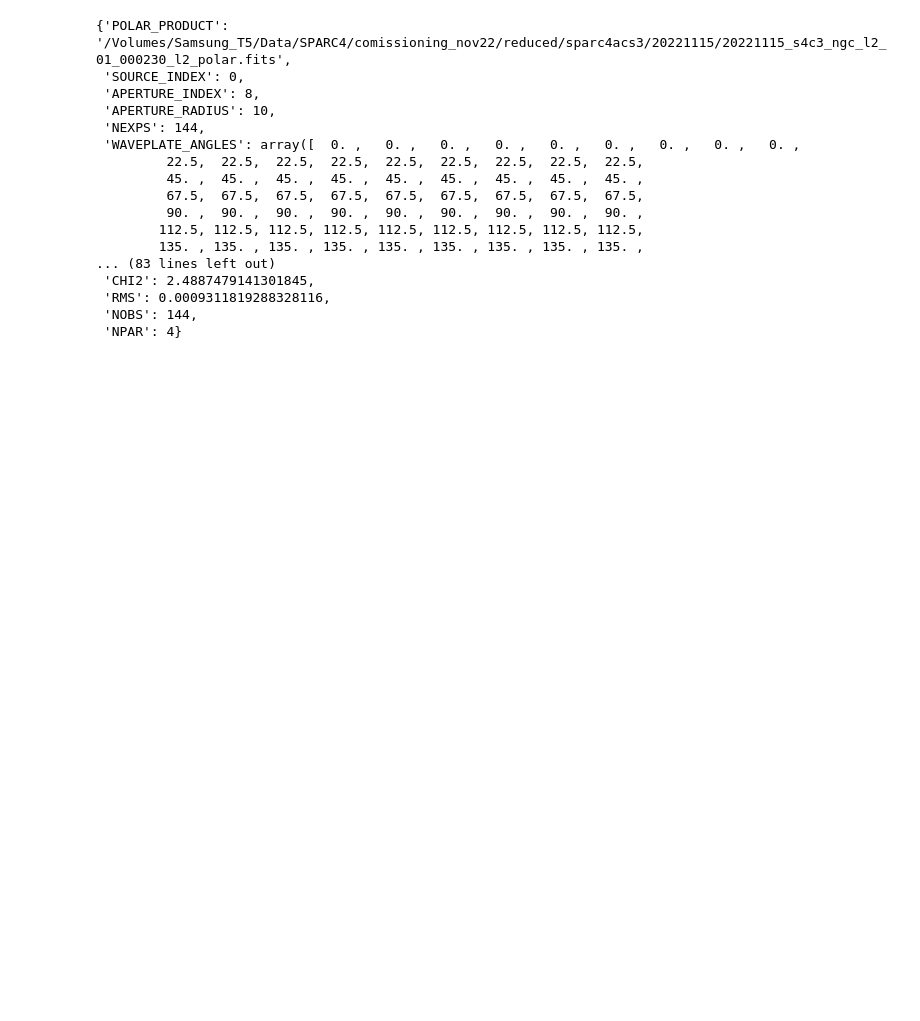
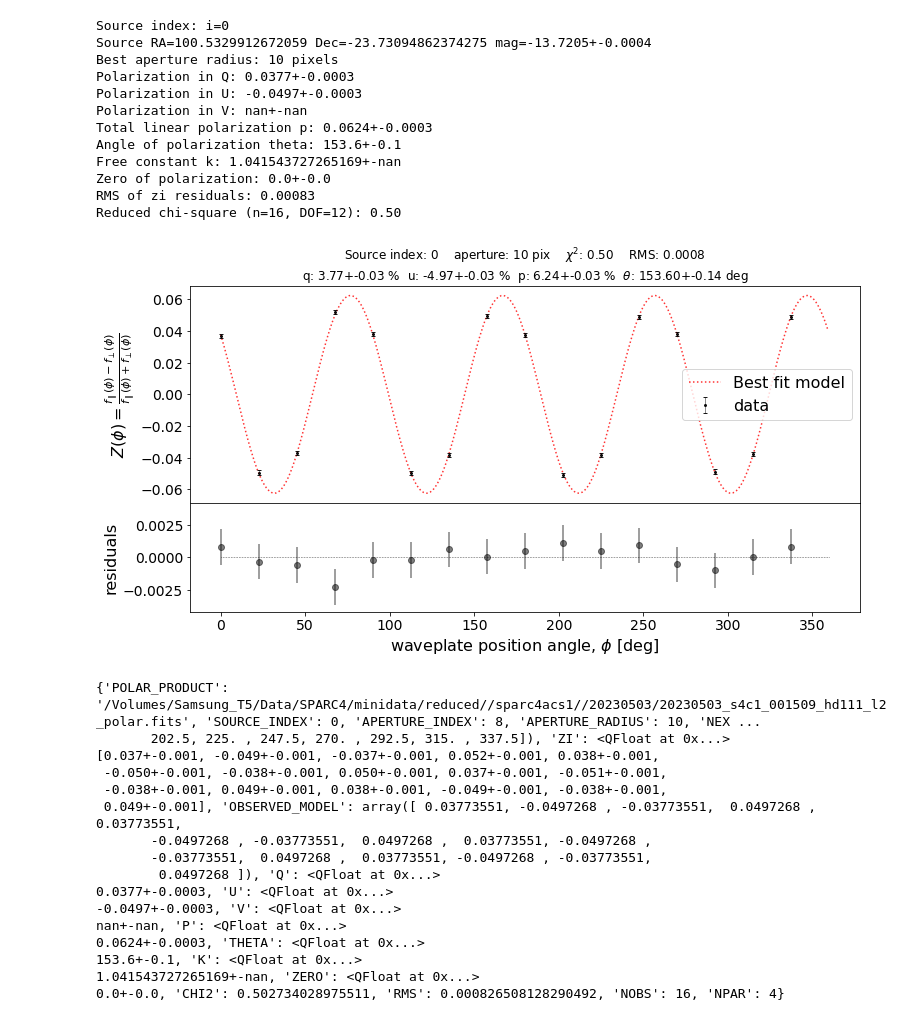
Before and after one commit to edermartioli/sparc4-pipeline, a Jupyter notebook: notebooks/sp4_half_wave_polarimetry.ipynb, the cells around one changed output. Cells and saved outputs as stored; diff of their text form; code cells hidden in the pictures; blank space fills up the shorter version.

```diff
--- a/notebooks/sp4_half_wave_polarimetry.ipynb
+++ b/notebooks/sp4_half_wave_polarimetry.ipynb
@@ -197,0 +48,12 @@ Reduced chi-square (n=144, DOF=140): 2.49
+# %%
+# set wild card to identify polarimetric sequence
+l2seq_wild_card = "_{}_proc.fits".format(OBJECT_SUFFIX)
+
+# produce list of reduced polarimetry frames in the sequence
+l2seq = glob.glob("{}/*{}".format(p['reduce_directories'][CHANNEL-1], l2seq_wild_card))
+
+# compute polarimetry and save it into a .FITS polarimetry product
+polarL2product = s4pipelib.compute_polarimetry(l2seq,
+                                               wave_plate='halfwave',
+                                               compute_k=True,
+                                               force=FORCE)
@@ -198,21 +76,45 @@ Reduced chi-square (n=144, DOF=140): 2.49
+# %%
+# set target index (check the number next to your star in the stack image above)
+target_index = 0
+
+# read polarimetry results for a selected target index
+pol_results = s4pipelib.get_polarimetry_results(polarL2product,
+                                                source_index=target_index,
+                                                min_aperture=p['MIN_APERTURE_FOR_POLARIMETRY'],
+                                                max_aperture=p['MAX_APERTURE_FOR_POLARIMETRY'],
+                                                plot=True,
+                                                verbose=True)
+# %% [output]
+Source index: i=0
+Source RA=100.5329912672059 Dec=-23.73094862374275 mag=-13.7205+-0.0004
+Best aperture radius: 10 pixels
+Polarization in Q: 0.0377+-0.0003
+Polarization in U: -0.0497+-0.0003
+Polarization in V: nan+-nan
+Total linear polarization p: 0.0624+-0.0003
+Angle of polarization theta: 153.6+-0.1
+Free constant k: 1.041543727265169+-nan
+Zero of polarization: 0.0+-0.0
+RMS of zi residuals: 0.00083
+Reduced chi-square (n=16, DOF=12): 0.50
+[figure, added]
 # %%
-# print polarimetry results for the object above
-pol_results
+# print polarimetry results
+print(pol_results)
 # %% [output]
-{'POLAR_PRODUCT': '/Volumes/Samsung_T5/Data/SPARC4/comissioning_nov22/reduced/sparc4acs3/20221115/20221115_s4c3_ngc_l2_01_000230_l2_polar.fits',
- 'SOURCE_INDEX': 0,
- 'APERTURE_INDEX': 8,
- 'APERTURE_RADIUS': 10,
- 'NEXPS': 144,
- 'WAVEPLATE_ANGLES': array([  0. ,   0. ,   0. ,   0. ,   0. ,   0. ,   0. ,   0. ,   0. ,
-         22.5,  22.5,  22.5,  22.5,  22.5,  22.5,  22.5,  22.5,  22.5,
-         45. ,  45. ,  45. ,  45. ,  45. ,  45. ,  45. ,  45. ,  45. ,
-         67.5,  67.5,  67.5,  67.5,  67.5,  67.5,  67.5,  67.5,  67.5,
-         90. ,  90. ,  90. ,  90. ,  90. ,  90. ,  90. ,  90. ,  90. ,
-        112.5, 112.5, 112.5, 112.5, 112.5, 112.5, 112.5, 112.5, 112.5,
-        135. , 135. , 135. , 135. , 135. , 135. , 135. , 135. , 135. ,
-... (83 lines left out)
- 'CHI2': 2.4887479141301845,
- 'RMS': 0.0009311819288328116,
- 'NOBS': 144,
- 'NPAR': 4}
+{'POLAR_PRODUCT': '/Volumes/Samsung_T5/Data/SPARC4/minidata/reduced//sparc4acs1//20230503/20230503_s4c1_001509_hd111_l2_polar.fits', 'SOURCE_INDEX': 0, 'APERTURE_INDEX': 8, 'APERTURE_RADIUS': 10, 'NEX ...
+       202.5, 225. , 247.5, 270. , 292.5, 315. , 337.5]), 'ZI': <QFloat at 0x...>
+[0.037+-0.001, -0.049+-0.001, -0.037+-0.001, 0.052+-0.001, 0.038+-0.001,
+ -0.050+-0.001, -0.038+-0.001, 0.050+-0.001, 0.037+-0.001, -0.051+-0.001,
+ -0.038+-0.001, 0.049+-0.001, 0.038+-0.001, -0.049+-0.001, -0.038+-0.001,
+ 0.049+-0.001], 'OBSERVED_MODEL': array([ 0.03773551, -0.0497268 , -0.03773551,  0.0497268 ,  0.03773551,
+       -0.0497268 , -0.03773551,  0.0497268 ,  0.03773551, -0.0497268 ,
+       -0.03773551,  0.0497268 ,  0.03773551, -0.0497268 , -0.03773551,
+        0.0497268 ]), 'Q': <QFloat at 0x...>
+0.0377+-0.0003, 'U': <QFloat at 0x...>
+-0.0497+-0.0003, 'V': <QFloat at 0x...>
+nan+-nan, 'P': <QFloat at 0x...>
+0.0624+-0.0003, 'THETA': <QFloat at 0x...>
+153.6+-0.1, 'K': <QFloat at 0x...>
+1.041543727265169+-nan, 'ZERO': <QFloat at 0x...>
+0.0+-0.0, 'CHI2': 0.502734028975511, 'RMS': 0.000826508128290492, 'NOBS': 16, 'NPAR': 4}
```
Also changed, not shown: parts of 19 cells of this notebook, 6 other files.
